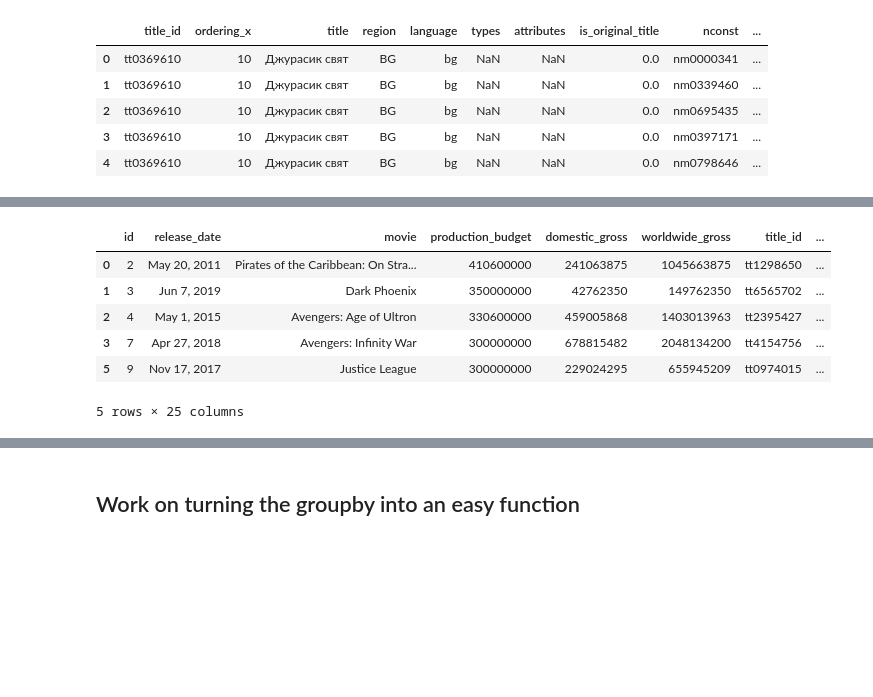
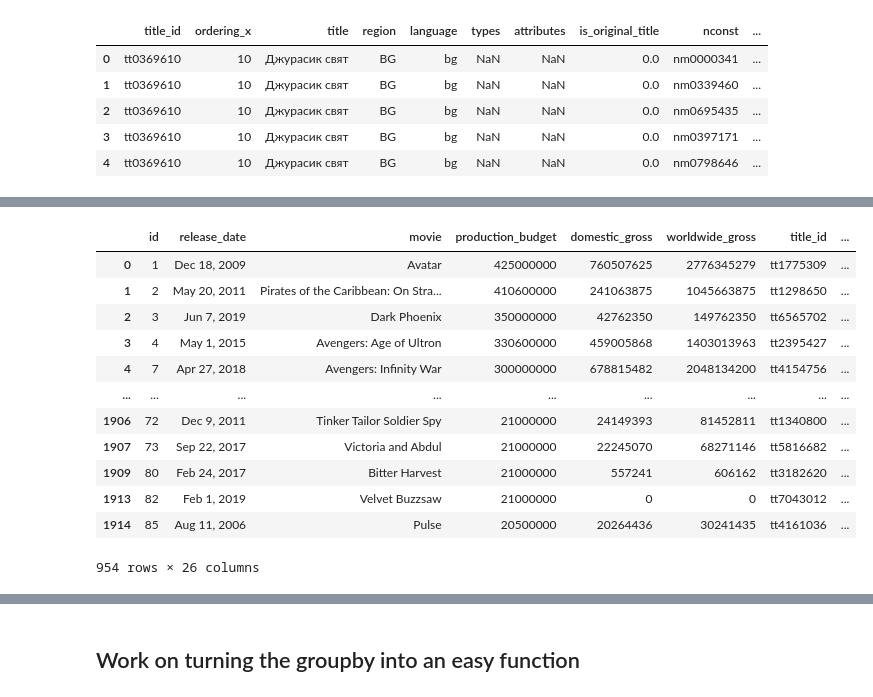
Before and after one commit to kuninethan95/dsc-phase-1-project, a Jupyter notebook: student.ipynb, the cells around one changed output, grey strips where cells are left out. Drawn from its saved outputs; the diff is of its cells as text; code cells hidden in the pictures; blank space fills up the shorter version.

```diff
--- a/student.ipynb
+++ b/student.ipynb
@@ -171,14 +170,20 @@ budgets_direct1 = tn_movie_budgets.merge(names_movies, how='inner', left_on='mov
 budgets_direct1.head()
 budgets_direct1 = budgets_direct1.drop_duplicates(subset='movie')
 # %%
-budgets_direct1.head()
+budgets_direct1
 # %% [output]
 |  | id | release_date | movie | production_budget | domestic_gross | worldwide_gross | title_id | ... |
-| 0 | 2 | May 20, 2011 | Pirates of the Caribbean: On Stra... | 410600000 | 241063875 | 1045663875 | tt1298650 | ... |
-| 1 | 3 | Jun 7, 2019 | Dark Phoenix | 350000000 | 42762350 | 149762350 | tt6565702 | ... |
-| 2 | 4 | May 1, 2015 | Avengers: Age of Ultron | 330600000 | 459005868 | 1403013963 | tt2395427 | ... |
-| 3 | 7 | Apr 27, 2018 | Avengers: Infinity War | 300000000 | 678815482 | 2048134200 | tt4154756 | ... |
-| 5 | 9 | Nov 17, 2017 | Justice League | 300000000 | 229024295 | 655945209 | tt0974015 | ... |
+| 0 | 1 | Dec 18, 2009 | Avatar | 425000000 | 760507625 | 2776345279 | tt1775309 | ... |
+| 1 | 2 | May 20, 2011 | Pirates of the Caribbean: On Stra... | 410600000 | 241063875 | 1045663875 | tt1298650 | ... |
+| 2 | 3 | Jun 7, 2019 | Dark Phoenix | 350000000 | 42762350 | 149762350 | tt6565702 | ... |
+| 3 | 4 | May 1, 2015 | Avengers: Age of Ultron | 330600000 | 459005868 | 1403013963 | tt2395427 | ... |
+| 4 | 7 | Apr 27, 2018 | Avengers: Infinity War | 300000000 | 678815482 | 2048134200 | tt4154756 | ... |
+| ... | ... | ... | ... | ... | ... | ... | ... | ... |
+| 1906 | 72 | Dec 9, 2011 | Tinker Tailor Soldier Spy | 21000000 | 24149393 | 81452811 | tt1340800 | ... |
+| 1907 | 73 | Sep 22, 2017 | Victoria and Abdul | 21000000 | 22245070 | 68271146 | tt5816682 | ... |
+| 1909 | 80 | Feb 24, 2017 | Bitter Harvest | 21000000 | 557241 | 606162 | tt3182620 | ... |
+| 1913 | 82 | Feb 1, 2019 | Velvet Buzzsaw | 21000000 | 0 | 0 | tt7043012 | ... |
+| 1914 | 85 | Aug 11, 2006 | Pulse | 20500000 | 20264436 | 30241435 | tt4161036 | ... |
-5 rows × 25 columns
+954 rows × 26 columns
 # %%
 budgets_direct1['year'] = budgets_direct1['release_date'].map(lambda x: x[-4:])
```
Also changed, not shown: parts of 19 cells of this notebook, 1 other file.
